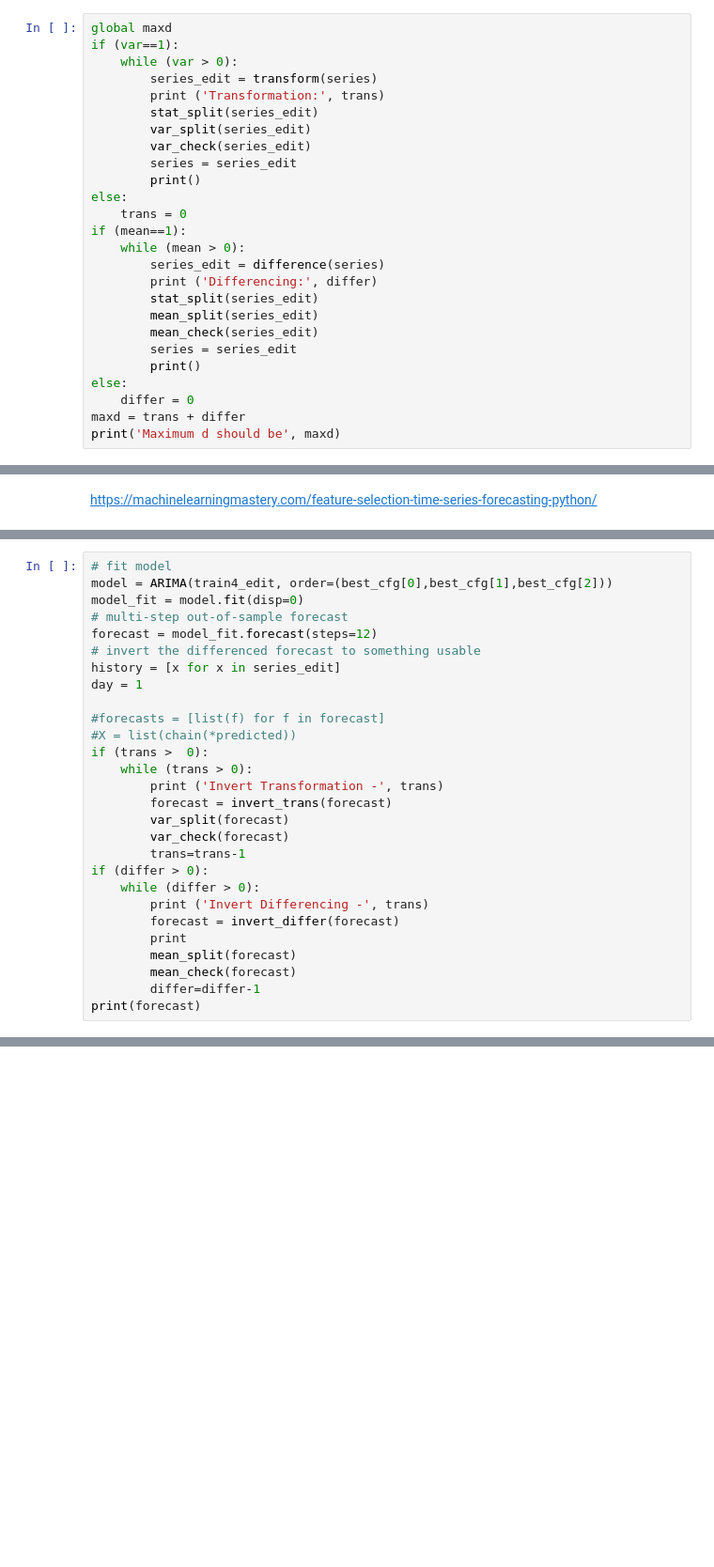
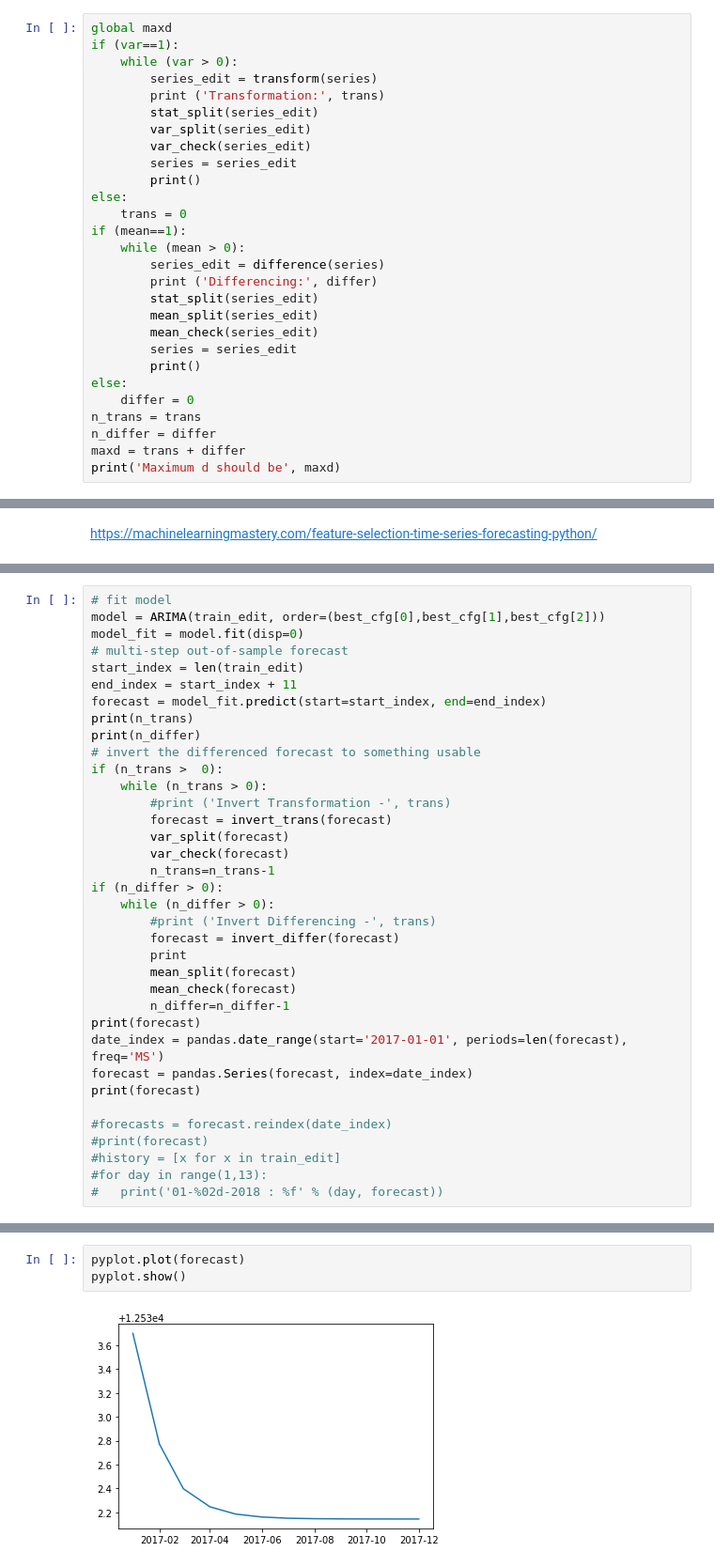
Before and after one commit to nurulbudiyono/arima-analysis-prediction, a Jupyter notebook: PredictTea.ipynb, the cells around one changed output, grey strips where cells are left out. Shown at 94% size. Cells and saved outputs as stored; diff of their text form; blank space fills up the shorter version.

```diff
--- a/PredictTea.ipynb
+++ b/PredictTea.ipynb
@@ -378,6 +378,8 @@ if (mean==1):
         print()
 else:
     differ = 0
+n_trans = trans
+n_differ = differ
 maxd = trans + differ
 print('Maximum d should be', maxd)
 # %% [output]
@@ -889,28 +949,36 @@ pyplot.show()
 # %%
 # fit model
-model = ARIMA(train4_edit, order=(best_cfg[0],best_cfg[1],best_cfg[2]))
+model = ARIMA(train_edit, order=(best_cfg[0],best_cfg[1],best_cfg[2]))
 model_fit = model.fit(disp=0)
 # multi-step out-of-sample forecast
-forecast = model_fit.forecast(steps=12)
+start_index = len(train_edit)
+end_index = start_index + 11
+forecast = model_fit.predict(start=start_index, end=end_index)
+print(n_trans)
+print(n_differ)
 # invert the differenced forecast to something usable
-history = [x for x in series_edit]
-day = 1
-
-#forecasts = [list(f) for f in forecast]
-#X = list(chain(*predicted))
-if (trans >  0):
-    while (trans > 0):
-        print ('Invert Transformation -', trans)
+if (n_trans >  0):
+    while (n_trans > 0):
+        #print ('Invert Transformation -', trans)
         forecast = invert_trans(forecast)
         var_split(forecast)
         var_check(forecast)
-        trans=trans-1
-if (differ > 0):
-    while (differ > 0):
-        print ('Invert Differencing -', trans)
+        n_trans=n_trans-1
+if (n_differ > 0):
+    while (n_differ > 0):
+        #print ('Invert Differencing -', trans)
         forecast = invert_differ(forecast)
         print
         mean_split(forecast)
         mean_check(forecast)
-        differ=differ-1
+        n_differ=n_differ-1
 print(forecast)
+date_index = pandas.date_range(start='2017-01-01', periods=len(forecast), freq='MS')
+forecast = pandas.Series(forecast, index=date_index)
+print(forecast)
+
+#forecasts = forecast.reindex(date_index)
+#print(forecast)
+#history = [x for x in train_edit]
+#for day in range(1,13):
+#	print('01-%02d-2018 : %f' % (day, forecast))
@@ -916,0 +1027,5 @@ print(forecast)
+# %%
+pyplot.plot(forecast)
+pyplot.show()
+# %% [output]
+[figure, added]
```
Also changed, not shown: parts of 18 cells of this notebook.
